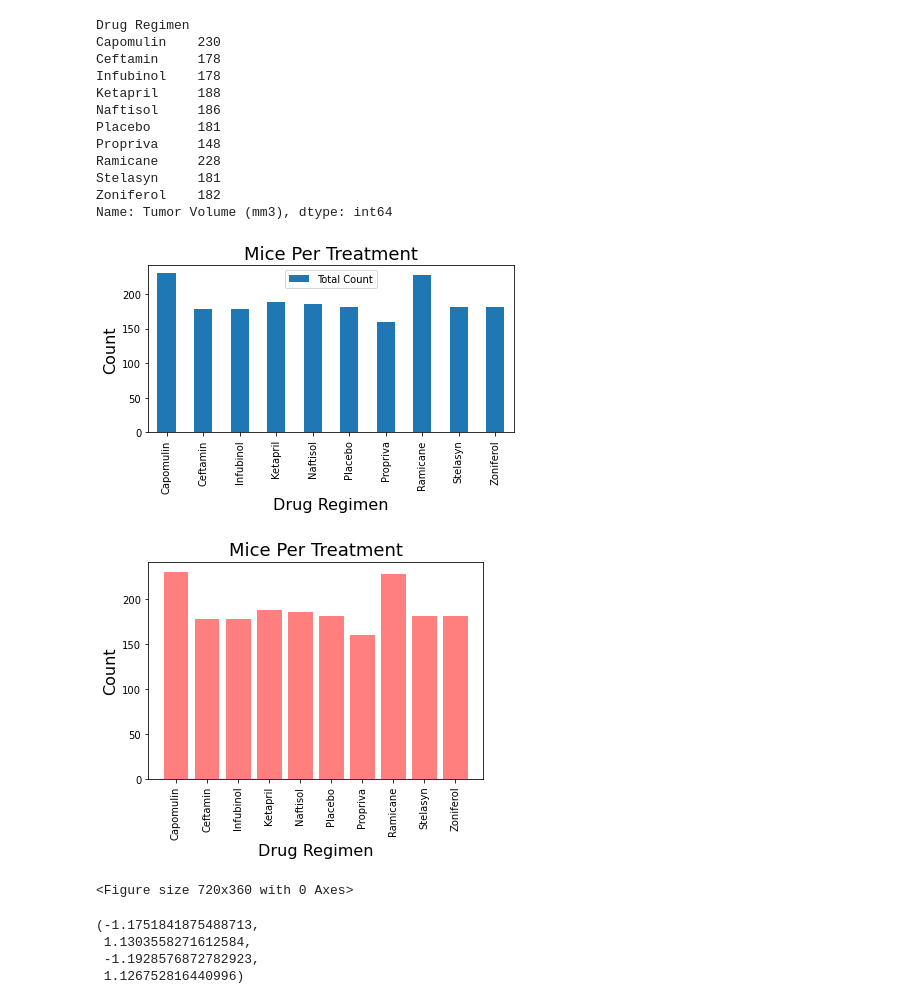
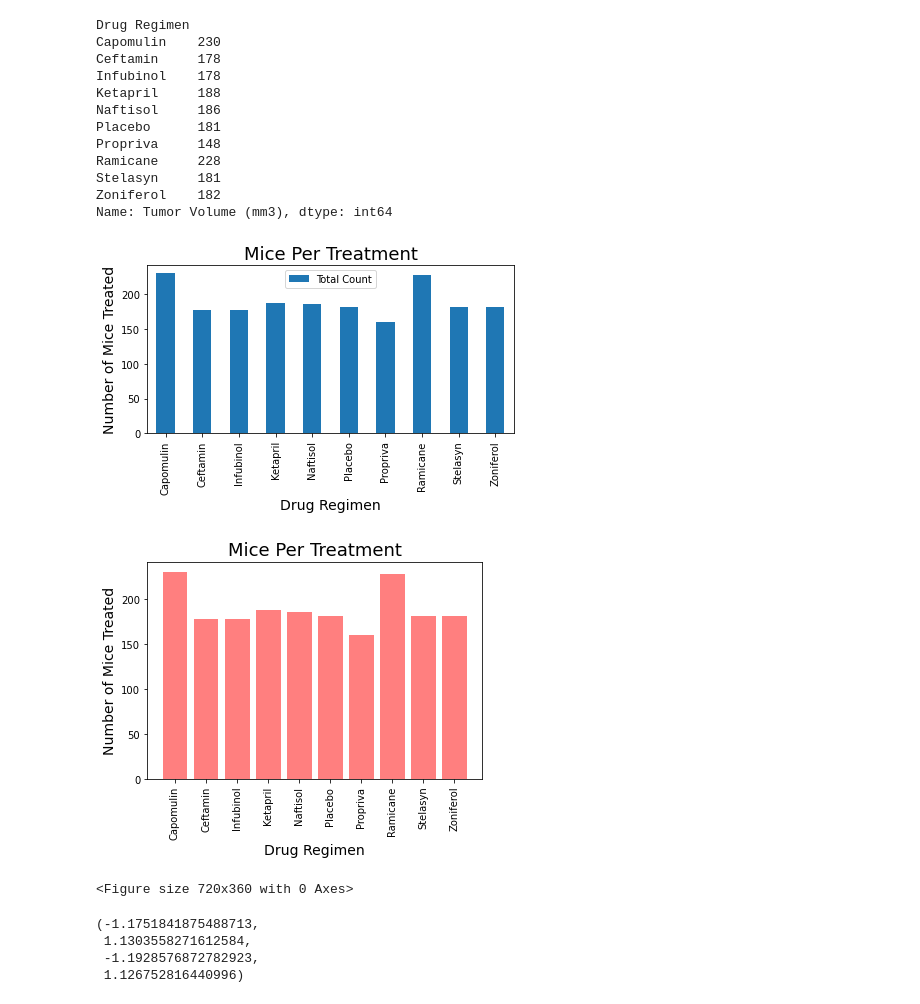
Before and after one commit to nepanji/Matplotlib_Challenge, a Jupyter notebook: pymaceuticals_starter.ipynb, the cells around one changed output. Drawn from its saved outputs; the diff is of its cells as text; code cells hidden in the pictures.

```diff
--- a/pymaceuticals_starter.ipynb
+++ b/pymaceuticals_starter.ipynb
@@ -144,33 +162,33 @@ drug_total_df = pd.DataFrame({'Drug Regimen': drug_name, 'Total Count': drug_cou
 
 panda_bar_plot = drug_total_df.plot.bar(x='Drug Regimen', y = 'Total Count')
 plt.title("Mice Per Treatment",fontsize=18)
-plt.xlabel("Drug Regimen",fontsize=16)
-plt.ylabel("Count",fontsize=16)
+plt.xlabel("Drug Regimen",fontsize=14)
+plt.ylabel("Number of Mice Treated",fontsize=14)
 
 
 plt.xticks(rotation="vertical")
 plt.tight_layout()
 plt.show()
 # %% [output]
-[figure, old version]
+[figure, new version]
 # %%
 # Generate a bar plot showing the total number of timepoints for all mice tested for each drug regimen using pyplot.
 
 # Set x axis and tick locations
 x_axis = np.arange(len(clean_table.groupby('Drug Regimen')['Tumor Volume (mm3)']))
 plt.bar(x_axis, drug_count, color='r', alpha=0.5, align="center")
 
 plt.title("Mice Per Treatment",fontsize=18)
-plt.xlabel("Drug Regimen",fontsize=16)
-plt.ylabel("Count",fontsize=16)
+plt.xlabel("Drug Regimen",fontsize=14)
+plt.ylabel("Number of Mice Treated",fontsize=14)
 
 tick_locations = [value for value in x_axis]
 plt.xticks(tick_locations, drug_name, rotation="vertical")
 plt.figure(figsize=(10,5))
 plt.tight_layout()
 plt.show()
 # %% [output]
-[figure, old version]
+[figure, new version]
 <Figure size 720x360 with 0 Axes>
 # %%
 # Generate a pie plot showing the distribution of female versus male mice using Pandas
```
Also changed, not shown: parts of 12 cells of this notebook, 1 other file.
